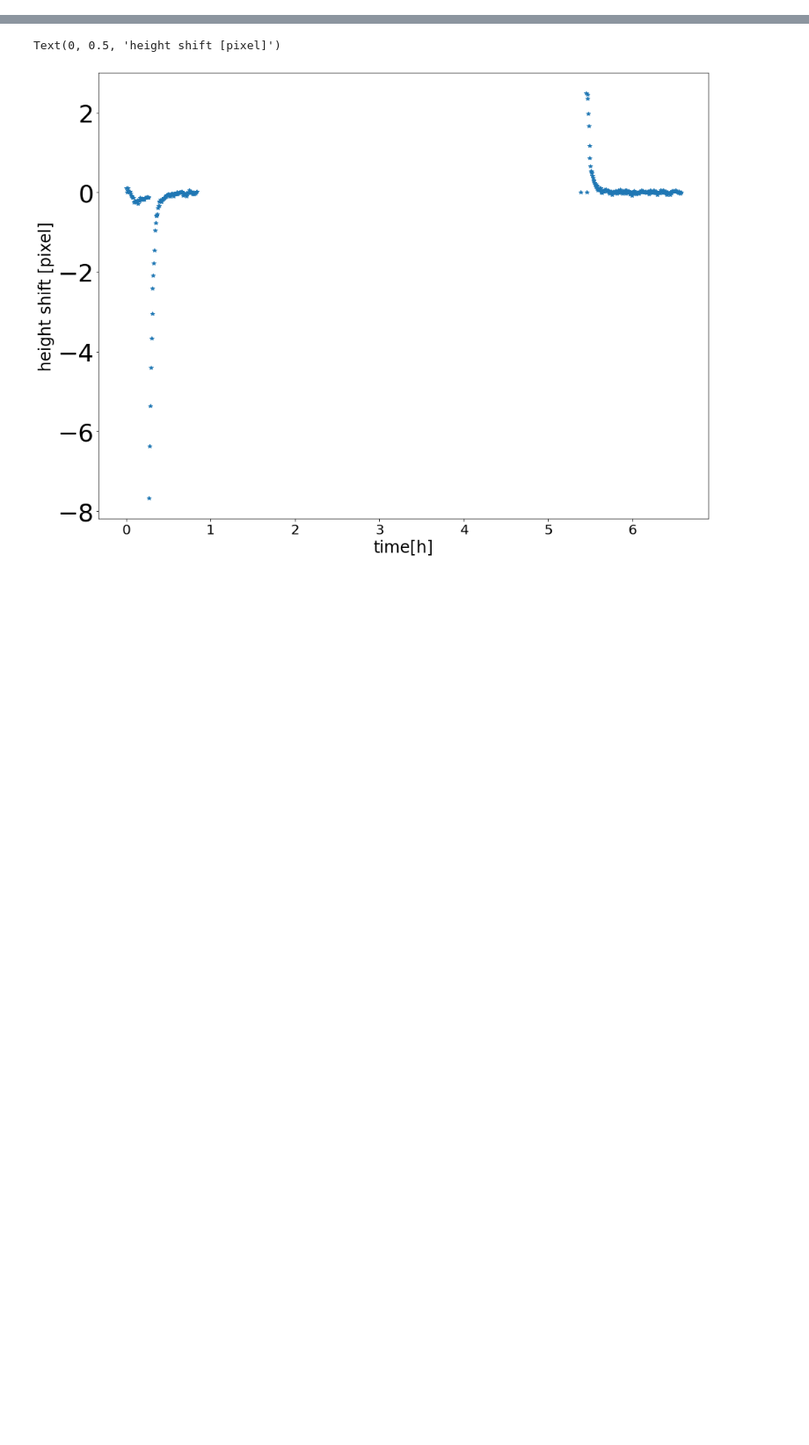
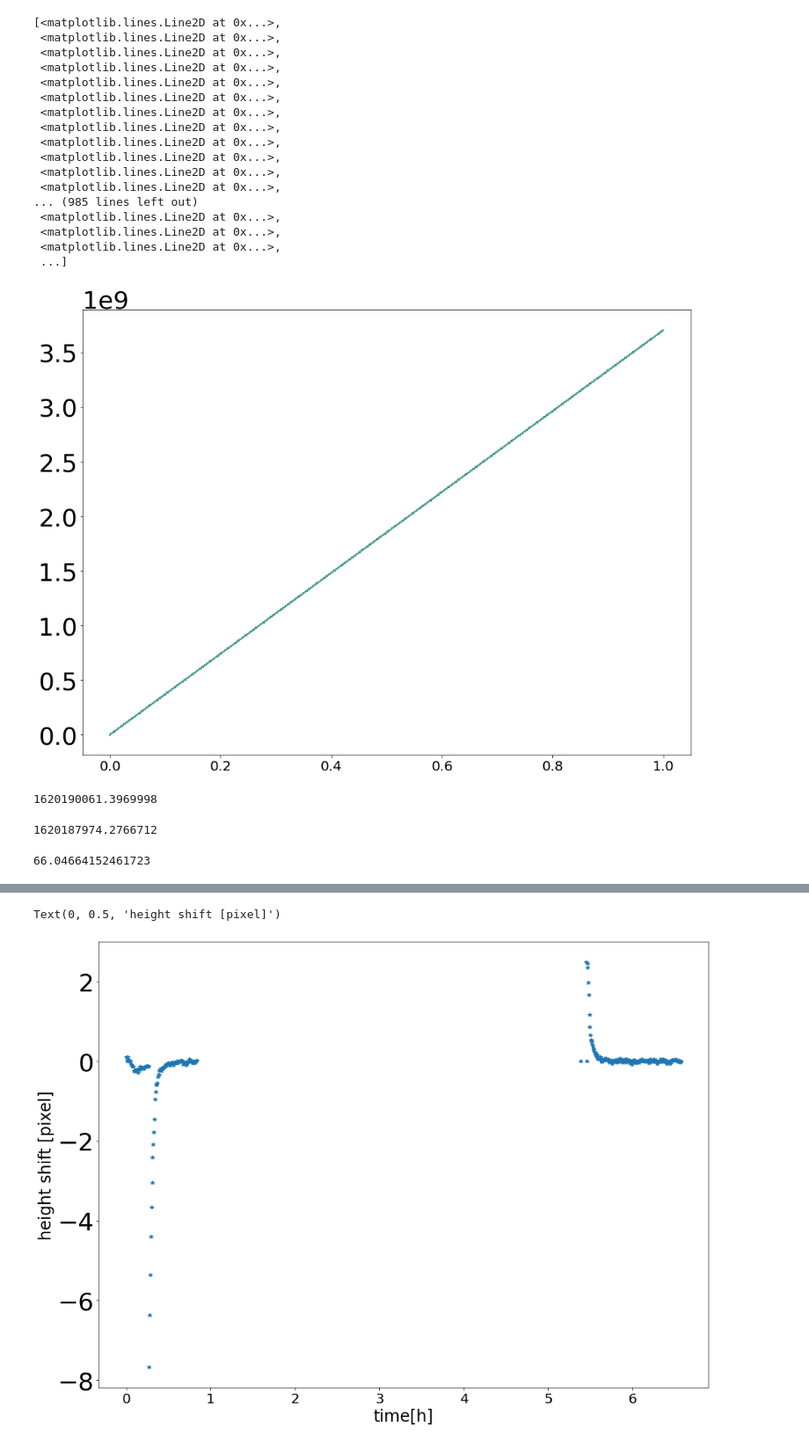
Before and after one commit to stanfordbeads/New_trap_code, a Jupyter notebook: Scripts/General_Height_Analysis_20210209.ipynb, the cells around one changed output, grey strips where cells are left out. Shown at 88% size. Drawn from its saved outputs; the diff is of its cells as text; code cells hidden in the pictures; blank space fills up the shorter version.

```diff
--- a/Scripts/General_Height_Analysis_20210209.ipynb
+++ b/Scripts/General_Height_Analysis_20210209.ipynb
@@ -5,3 +5,37 @@ plt.rcParams["figure.figsize"] = (16,12)
 plt.rcParams["font.size"] = 24
 plt.rcParams['xtick.labelsize'] = "small"
 plt.rcParams['ytick.labelsize'] = 36
+# %%
+dir_path = "/data/old_trap/20210429/bead1/height/overnight_20210504_1/"
+heightOldFromTxt= np.loadtxt(dir_path + "height_log.txt")
+# %% [output]
+[<matplotlib.lines.Line2D at 0x...>,
+ <matplotlib.lines.Line2D at 0x...>,
+ <matplotlib.lines.Line2D at 0x...>,
+ <matplotlib.lines.Line2D at 0x...>,
+ <matplotlib.lines.Line2D at 0x...>,
+ <matplotlib.lines.Line2D at 0x...>,
+ <matplotlib.lines.Line2D at 0x...>,
+ <matplotlib.lines.Line2D at 0x...>,
+ <matplotlib.lines.Line2D at 0x...>,
+ <matplotlib.lines.Line2D at 0x...>,
+ <matplotlib.lines.Line2D at 0x...>,
+ <matplotlib.lines.Line2D at 0x...>,
+... (985 lines left out)
+ <matplotlib.lines.Line2D at 0x...>,
+ <matplotlib.lines.Line2D at 0x...>,
+ <matplotlib.lines.Line2D at 0x...>,
+ ...]
+[figure, added]
+# %%
+heightOldFromTxt[1][0]-2082844800
+# %% [output]
+1620190061.3969998
+# %%
+timeFromTxt[0]
+# %% [output]
+1620187974.2766712
+# %%
+(heightOldFromTxt[1][0]-timeFromTxt[0])/3600/24/365
+# %% [output]
+66.04664152461723
```
Also changed, not shown: parts of 15 cells of this notebook, 47 other files.
